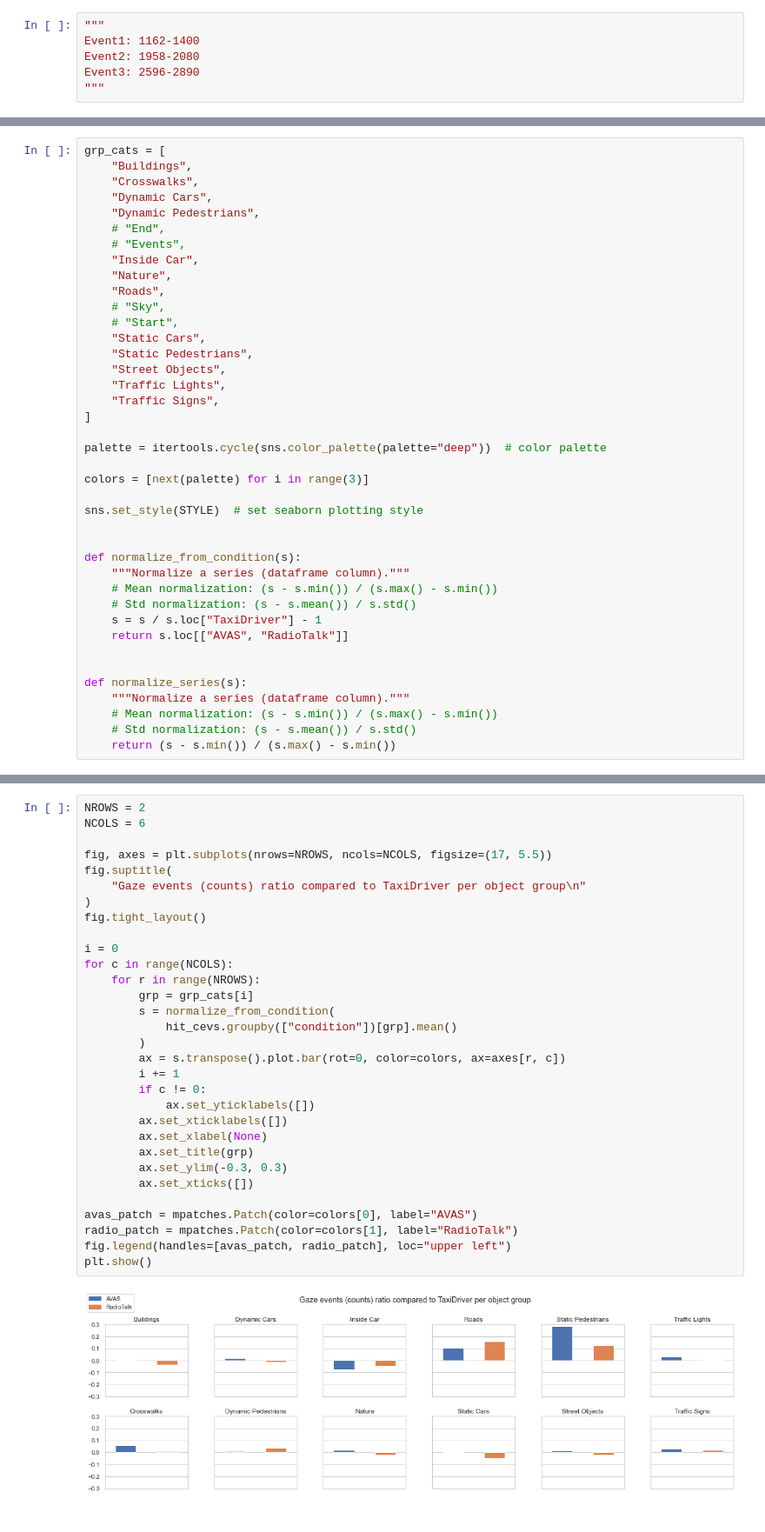
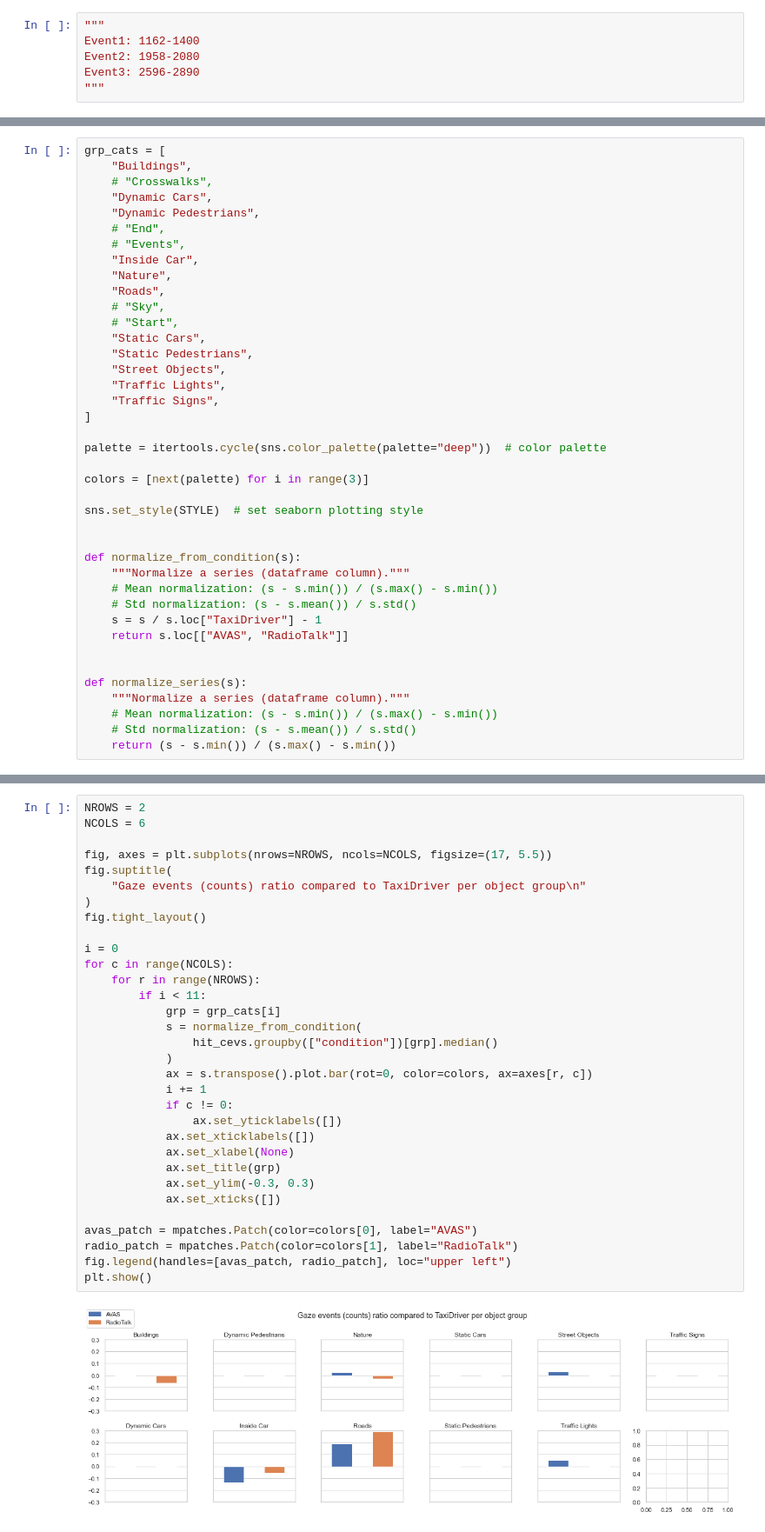
Before and after one commit to mvidaldp/msw-bmbf_da, a Jupyter notebook: 2_data_preprocessing.ipynb, the cells around one changed output, grey strips where cells are left out. Shown at 87% size. Saved outputs shown, nothing was run; the diff lists cells and outputs as text.

```diff
--- a/2_data_preprocessing.ipynb
+++ b/2_data_preprocessing.ipynb
@@ -956,7 +1008,7 @@ plt.show()
 # %%
 grp_cats = [
     "Buildings",
-    "Crosswalks",
+    # "Crosswalks",
     "Dynamic Cars",
     "Dynamic Pedestrians",
     # "End",
@@ -1029,36 +1082,37 @@ plt.show()
 # %%
 NROWS = 2
 NCOLS = 6
 
 fig, axes = plt.subplots(nrows=NROWS, ncols=NCOLS, figsize=(17, 5.5))
 fig.suptitle(
     "Gaze events (counts) ratio compared to TaxiDriver per object group\n"
 )
 fig.tight_layout()
 
 i = 0
 for c in range(NCOLS):
     for r in range(NROWS):
-        grp = grp_cats[i]
-        s = normalize_from_condition(
-            hit_cevs.groupby(["condition"])[grp].mean()
-        )
-        ax = s.transpose().plot.bar(rot=0, color=colors, ax=axes[r, c])
-        i += 1
-        if c != 0:
-            ax.set_yticklabels([])
-        ax.set_xticklabels([])
-        ax.set_xlabel(None)
-        ax.set_title(grp)
-        ax.set_ylim(-0.3, 0.3)
-        ax.set_xticks([])
+        if i < 11:
+            grp = grp_cats[i]
+            s = normalize_from_condition(
+                hit_cevs.groupby(["condition"])[grp].median()
+            )
+            ax = s.transpose().plot.bar(rot=0, color=colors, ax=axes[r, c])
+            i += 1
+            if c != 0:
+                ax.set_yticklabels([])
+            ax.set_xticklabels([])
+            ax.set_xlabel(None)
+            ax.set_title(grp)
+            ax.set_ylim(-0.3, 0.3)
+            ax.set_xticks([])
 
 avas_patch = mpatches.Patch(color=colors[0], label="AVAS")
 radio_patch = mpatches.Patch(color=colors[1], label="RadioTalk")
 fig.legend(handles=[avas_patch, radio_patch], loc="upper left")
 plt.show()
 # %% [output]
-[figure, old version]
+[figure, new version]
 # %%
 NROWS = 2
 NCOLS = 6
```
Also changed, not shown: parts of 25 cells of this notebook, 9 other files.
